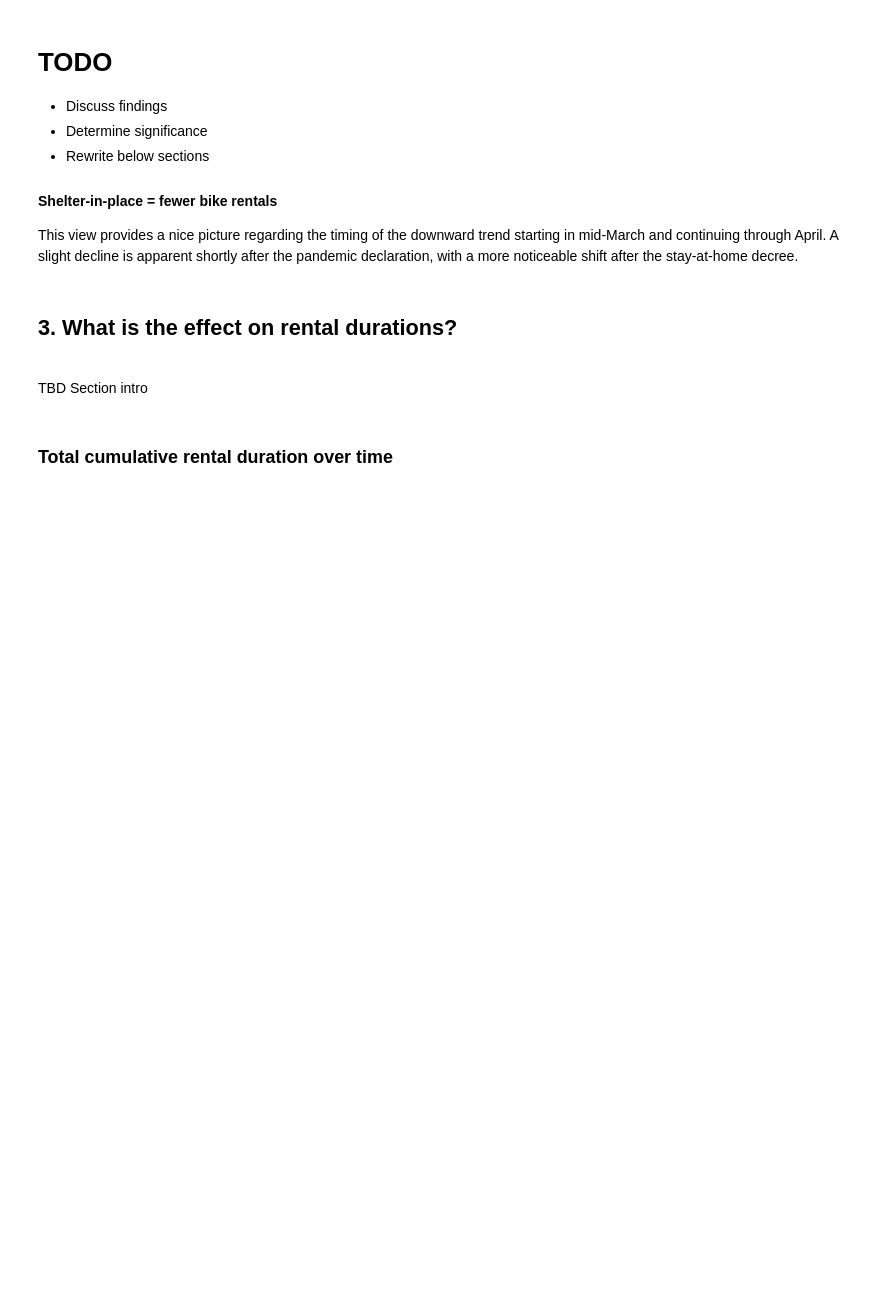
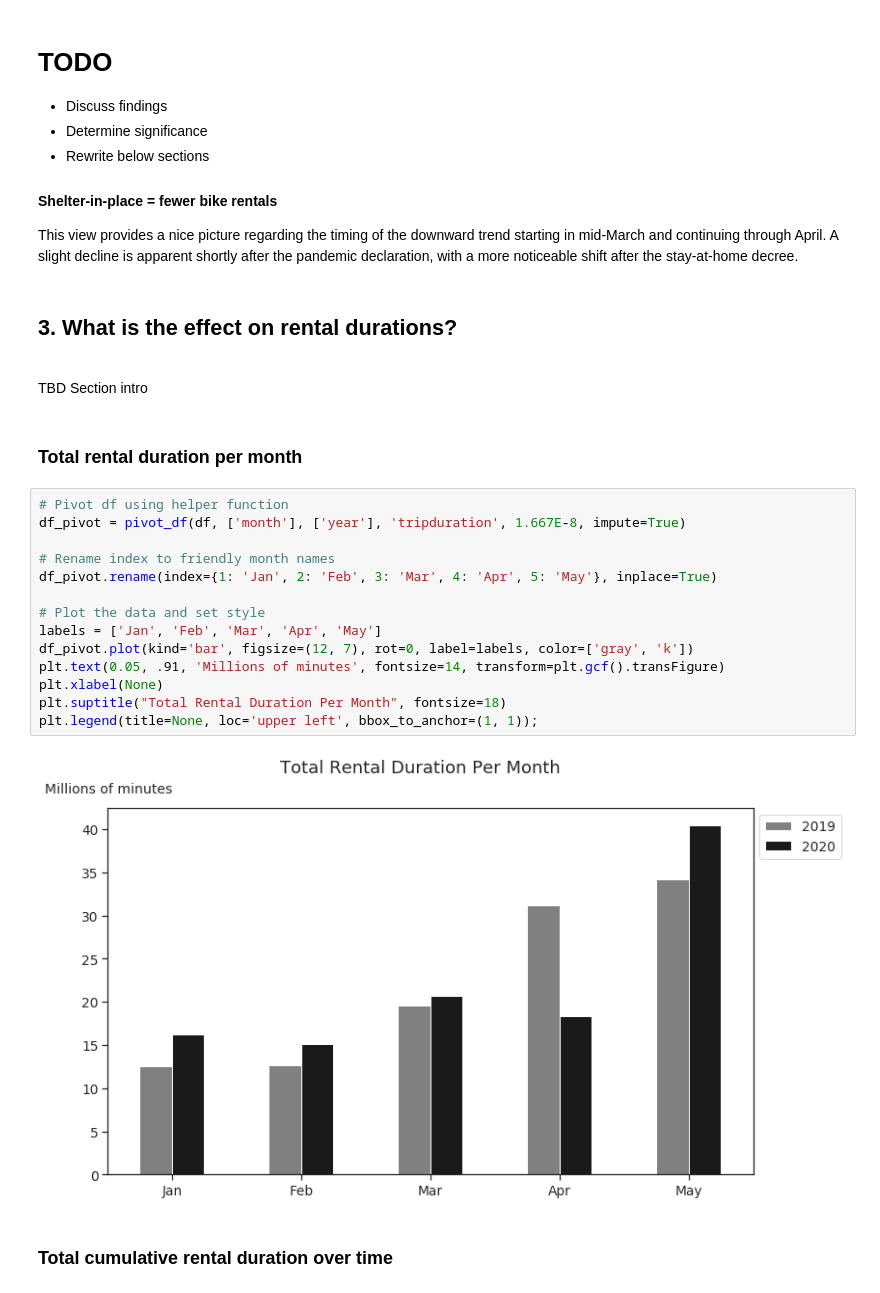
Before and after one commit to stevenrhart/bike-rentals, a Jupyter notebook: notebooks/Covid Impact on Bike Rentals in NYC.ipynb, the cells around one changed output. Cells and saved outputs as stored; diff of their text form; blank space fills up the shorter version.

```diff
--- a/notebooks/Covid Impact on Bike Rentals in NYC.ipynb
+++ b/notebooks/Covid Impact on Bike Rentals in NYC.ipynb
@@ -560,6 +561,25 @@ This view provides a nice picture regarding the timing of the downward trend sta
 <br/>
 
 TBD Section intro
+# %% [markdown]
+
+### Total rental duration per month
+# %%
+# Pivot df using helper function
+df_pivot = pivot_df(df, ['month'], ['year'], 'tripduration', 1.667E-8, impute=True)
+
+# Rename index to friendly month names
+df_pivot.rename(index={1: 'Jan', 2: 'Feb', 3: 'Mar', 4: 'Apr', 5: 'May'}, inplace=True)
+
+# Plot the data and set style
+labels = ['Jan', 'Feb', 'Mar', 'Apr', 'May']
+df_pivot.plot(kind='bar', figsize=(12, 7), rot=0, label=labels, color=['gray', 'k'])
+plt.text(0.05, .91, 'Millions of minutes', fontsize=14, transform=plt.gcf().transFigure)
+plt.xlabel(None)
+plt.suptitle("Total Rental Duration Per Month", fontsize=18)
+plt.legend(title=None, loc='upper left', bbox_to_anchor=(1, 1));
+# %% [output]
+[figure, added]
 # %% [markdown]
 ### Total cumulative rental duration over time
 # %%
```
Also changed, not shown: parts of 6 cells of this notebook.
